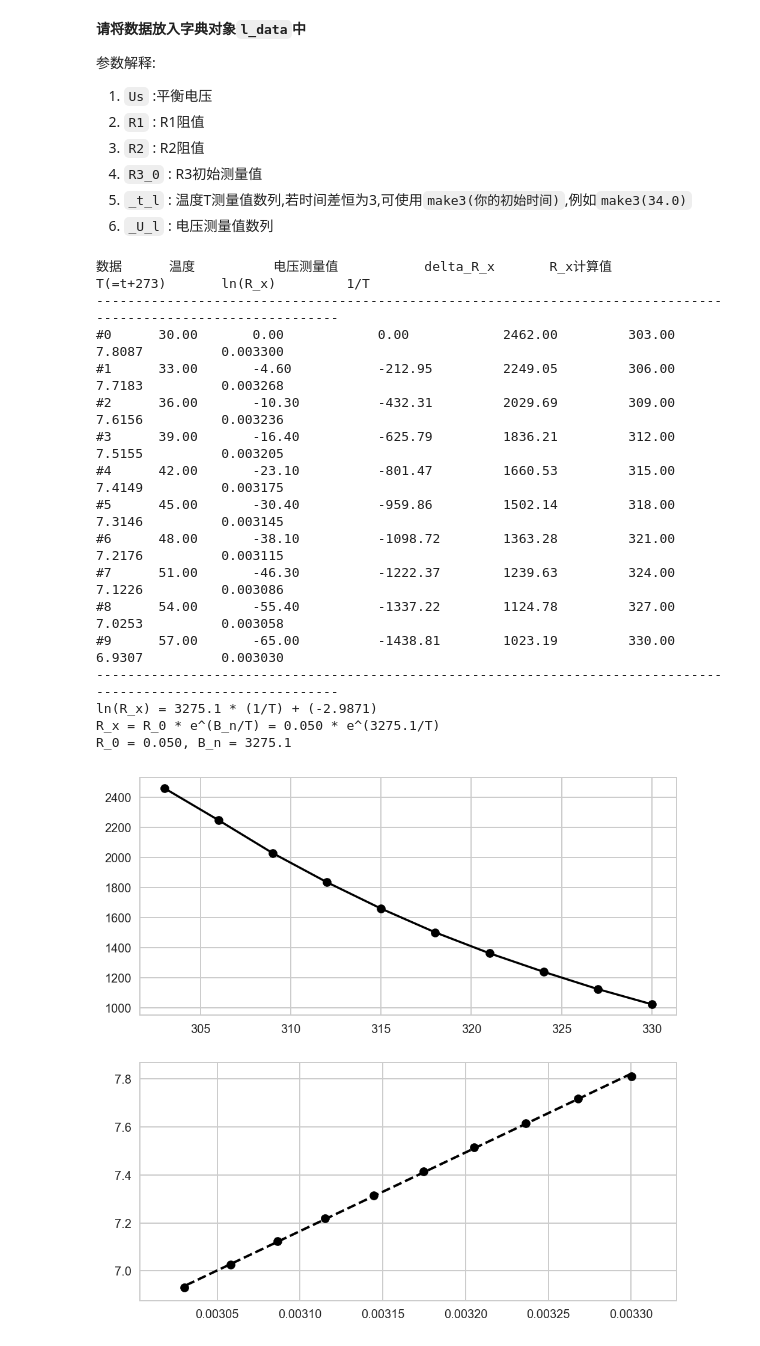
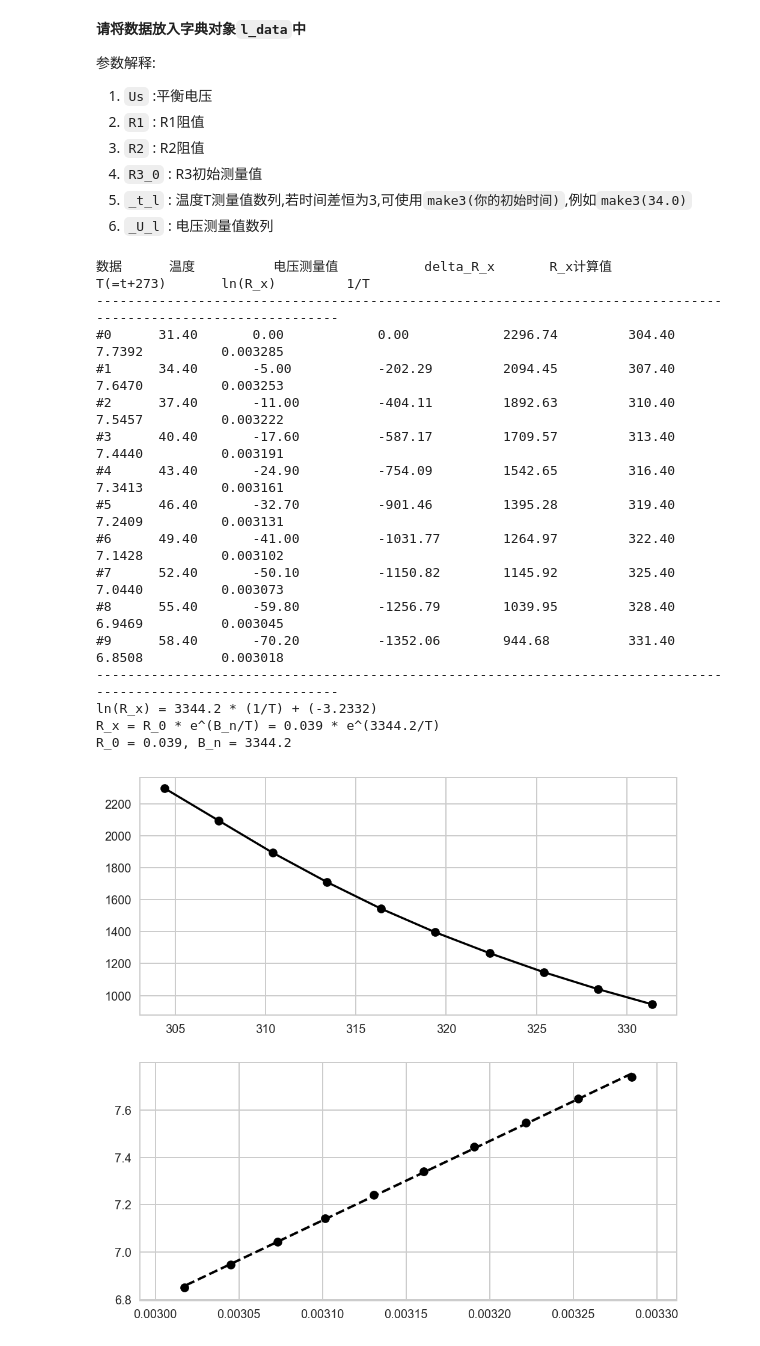
Before and after one commit to Yangjiaxi/pe, a Jupyter notebook: DC Bridge/DC_B.ipynb, the cells around one changed output. Saved outputs shown, nothing was run; the diff lists cells and outputs as text; code cells hidden in the pictures.

```diff
--- a/DC Bridge/DC_B.ipynb
+++ b/DC Bridge/DC_B.ipynb
@@ -220,28 +220,28 @@ def s_bridge(Us, R1, R2, R3_0, _t_l, _U_l):
 # %%
 s_data = {
     'Us'   : 1.3,
     'R1'   : 100,
     'R2'   : 100,
-    'R3_0' : 2462.00,
-    '_t_l' : make3(30),
-    '_U_l' : il("0+-4.6+-10.3+-16.4+-23.1+-30.4+-38.1+-46.3+-55.4+-65.0")
+    'R3_0' : 2296.74,
+    '_t_l' : make3(31.4),
+    '_U_l' : il("0+-5.0+-11.0+-17.6+-24.9+-32.7+-41.0+-50.1+-59.8+-70.2")
 }
 s_bridge(**s_data)
 # %% [output]
 数据      温度          电压测量值           delta_R_x       R_x计算值          T(=t+273)       ln(R_x)         1/T
 ---------------------------------------------------------------------------------------------------------------
-#0      30.00       0.00            0.00            2462.00         303.00          7.8087          0.003300
-#1      33.00       -4.60           -212.95         2249.05         306.00          7.7183          0.003268
-#2      36.00       -10.30          -432.31         2029.69         309.00          7.6156          0.003236
-#3      39.00       -16.40          -625.79         1836.21         312.00          7.5155          0.003205
-#4      42.00       -23.10          -801.47         1660.53         315.00          7.4149          0.003175
-#5      45.00       -30.40          -959.86         1502.14         318.00          7.3146          0.003145
-#6      48.00       -38.10          -1098.72        1363.28         321.00          7.2176          0.003115
-#7      51.00       -46.30          -1222.37        1239.63         324.00          7.1226          0.003086
-#8      54.00       -55.40          -1337.22        1124.78         327.00          7.0253          0.003058
-#9      57.00       -65.00          -1438.81        1023.19         330.00          6.9307          0.003030
+#0      31.40       0.00            0.00            2296.74         304.40          7.7392          0.003285
+#1      34.40       -5.00           -202.29         2094.45         307.40          7.6470          0.003253
+#2      37.40       -11.00          -404.11         1892.63         310.40          7.5457          0.003222
+#3      40.40       -17.60          -587.17         1709.57         313.40          7.4440          0.003191
+#4      43.40       -24.90          -754.09         1542.65         316.40          7.3413          0.003161
+#5      46.40       -32.70          -901.46         1395.28         319.40          7.2409          0.003131
+#6      49.40       -41.00          -1031.77        1264.97         322.40          7.1428          0.003102
+#7      52.40       -50.10          -1150.82        1145.92         325.40          7.0440          0.003073
+#8      55.40       -59.80          -1256.79        1039.95         328.40          6.9469          0.003045
+#9      58.40       -70.20          -1352.06        944.68          331.40          6.8508          0.003018
 ---------------------------------------------------------------------------------------------------------------
-ln(R_x) = 3275.1 * (1/T) + (-2.9871)
-R_x = R_0 * e^(B_n/T) = 0.050 * e^(3275.1/T)
-R_0 = 0.050, B_n = 3275.1
+ln(R_x) = 3344.2 * (1/T) + (-3.2332)
+R_x = R_0 * e^(B_n/T) = 0.039 * e^(3344.2/T)
+R_0 = 0.039, B_n = 3344.2
-[figure, old version]
+[figure, new version]
```
Also changed, not shown: parts of 3 cells of this notebook, 2 other files.
